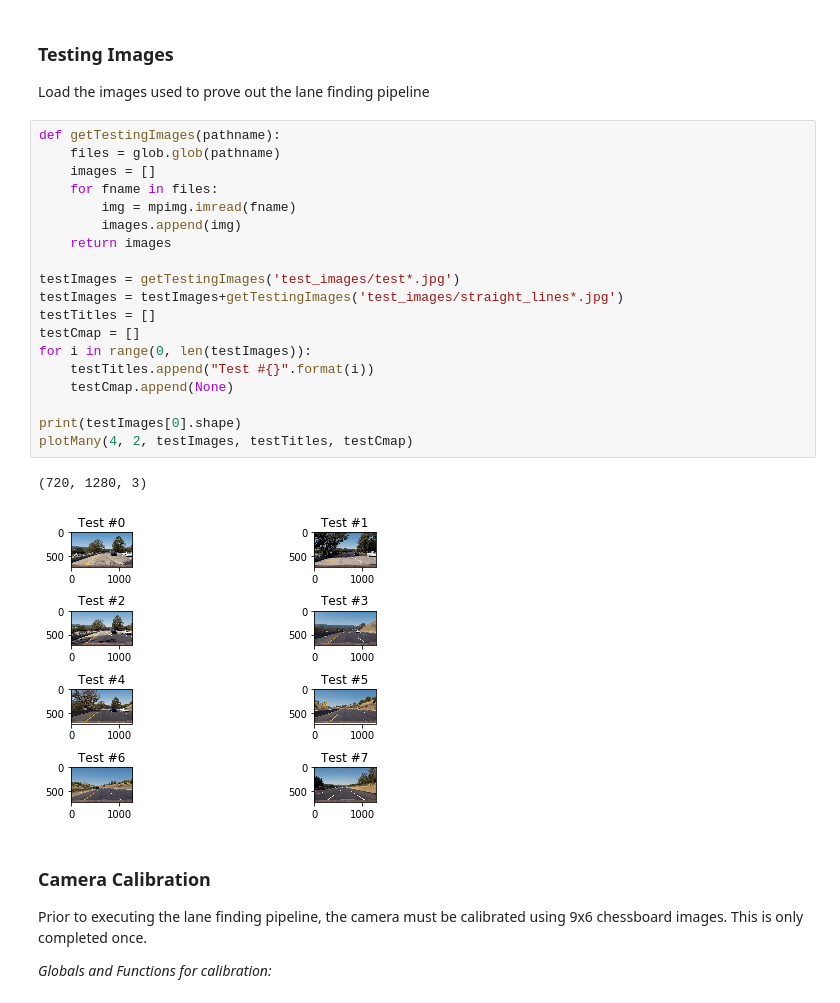
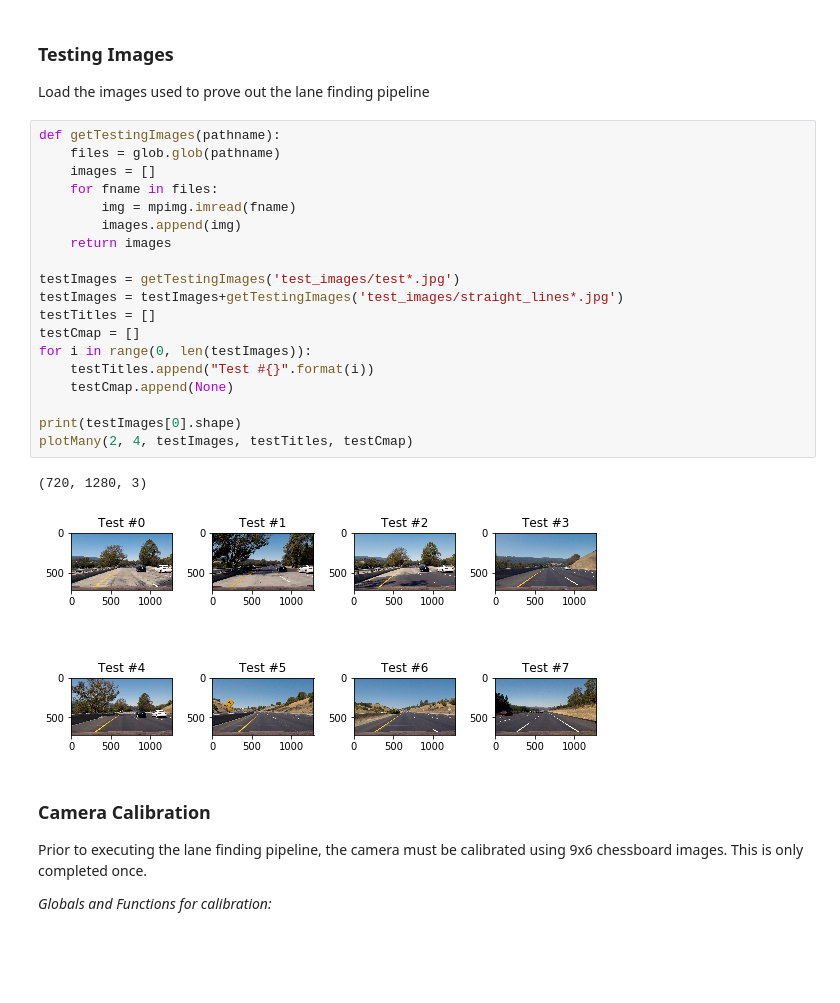
Before and after one commit to Merberg/CarND-Advanced-Lane-Lines, a Jupyter notebook: AdvancedLaneFinding.ipynb, the cells around one changed output. Cells and saved outputs as stored; diff of their text form; blank space fills up the shorter version.

```diff
--- a/AdvancedLaneFinding.ipynb
+++ b/AdvancedLaneFinding.ipynb
@@ -116,25 +117,25 @@ Load the images used to prove out the lane finding pipeline
 # %%
 def getTestingImages(pathname):
     files = glob.glob(pathname)
     images = []
     for fname in files:
         img = mpimg.imread(fname)
         images.append(img)
     return images
 
 testImages = getTestingImages('test_images/test*.jpg')
 testImages = testImages+getTestingImages('test_images/straight_lines*.jpg')
 testTitles = []
 testCmap = []
 for i in range(0, len(testImages)):
     testTitles.append("Test #{}".format(i))
     testCmap.append(None)
 
 print(testImages[0].shape)
-plotMany(4, 2, testImages, testTitles, testCmap)
+plotMany(2, 4, testImages, testTitles, testCmap)
 # %% [output]
 (720, 1280, 3)
-[figure, old version]
+[figure, new version]
 # %% [markdown]
 ### Camera Calibration ###
 Prior to executing the lane finding pipeline, the camera must be calibrated using 9x6 chessboard images.  This is only completed once.
```
Also changed, not shown: parts of 17 cells of this notebook.
